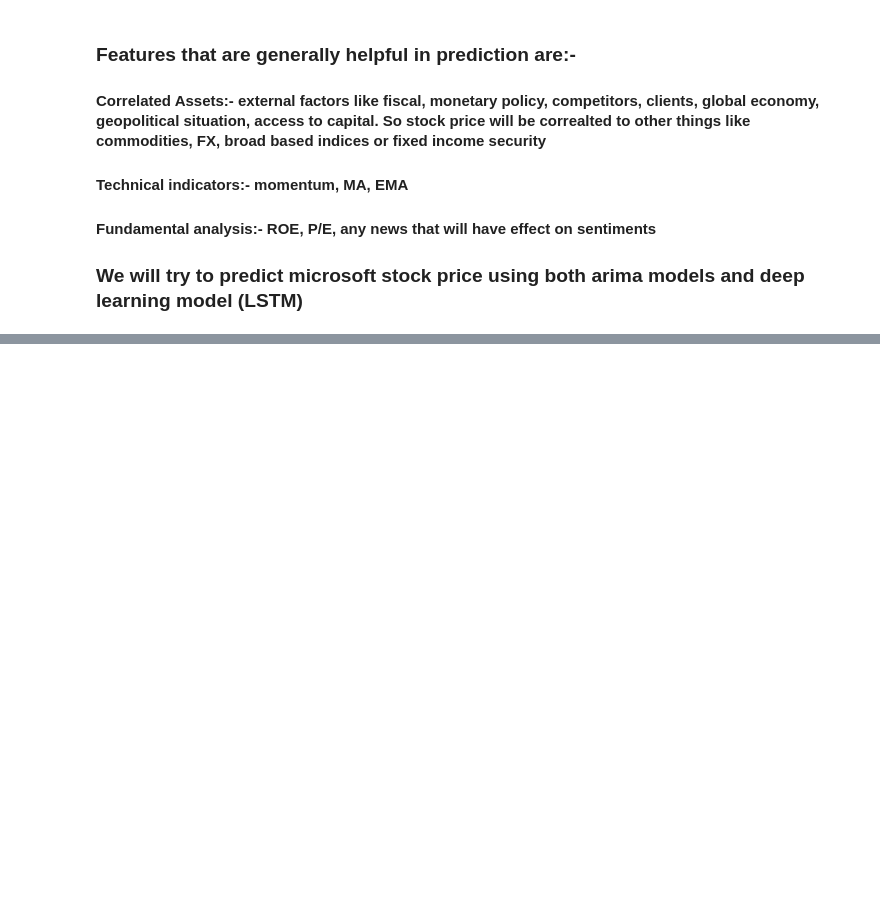
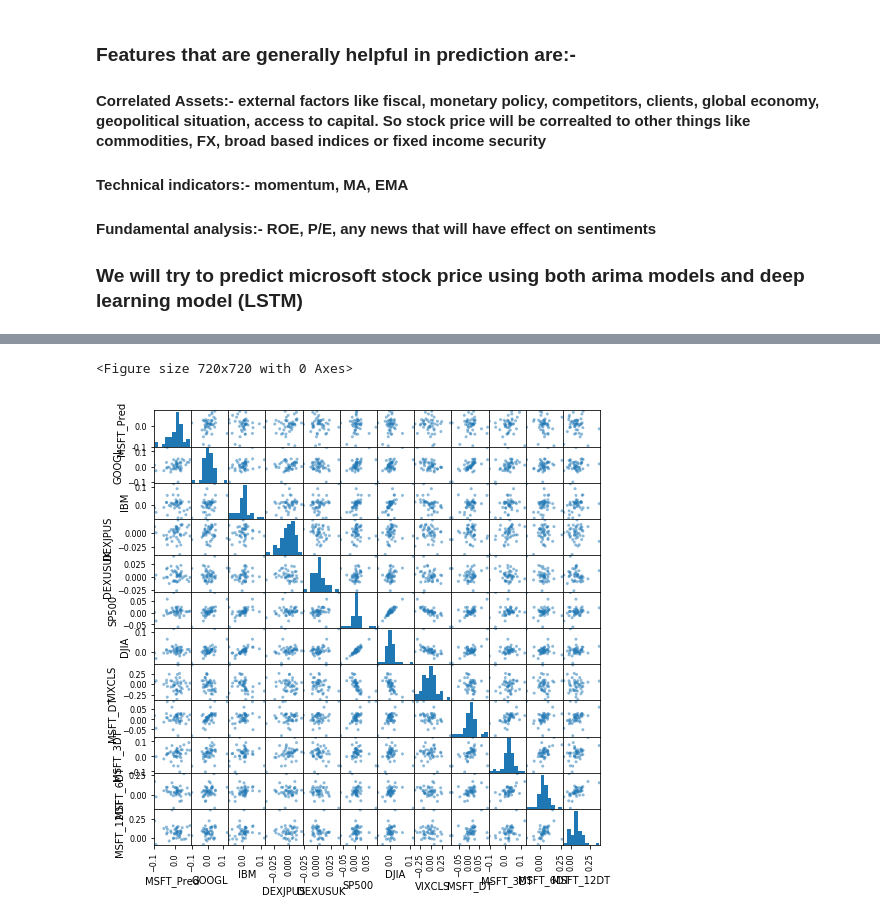
Before and after one commit to Karanpalshekhawat/ml_case_studies_finance_book, a Jupyter notebook: stock_price_prediction_case_study_1.ipynb, the cells around one changed output, grey strips where cells are left out. Saved outputs shown, nothing was run; the diff lists cells and outputs as text; code cells hidden in the pictures; blank space fills up the shorter version.

```diff
--- a/stock_price_prediction_case_study_1.ipynb
+++ b/stock_price_prediction_case_study_1.ipynb
@@ -57,0 +64,8 @@ import seaborn as sns
+# %%
+plt.figure(figsize=(10,10))
+pd.plotting.scatter_matrix(dataset, figsize=(8,8))
+plt.show()
+#Not much relation of predicted variable with anything apart from some linear realtionship with its lagged values
+# %% [output]
+<Figure size 720x720 with 0 Axes>
+[figure, added]
```
Also changed, not shown: parts of 3 cells of this notebook.
